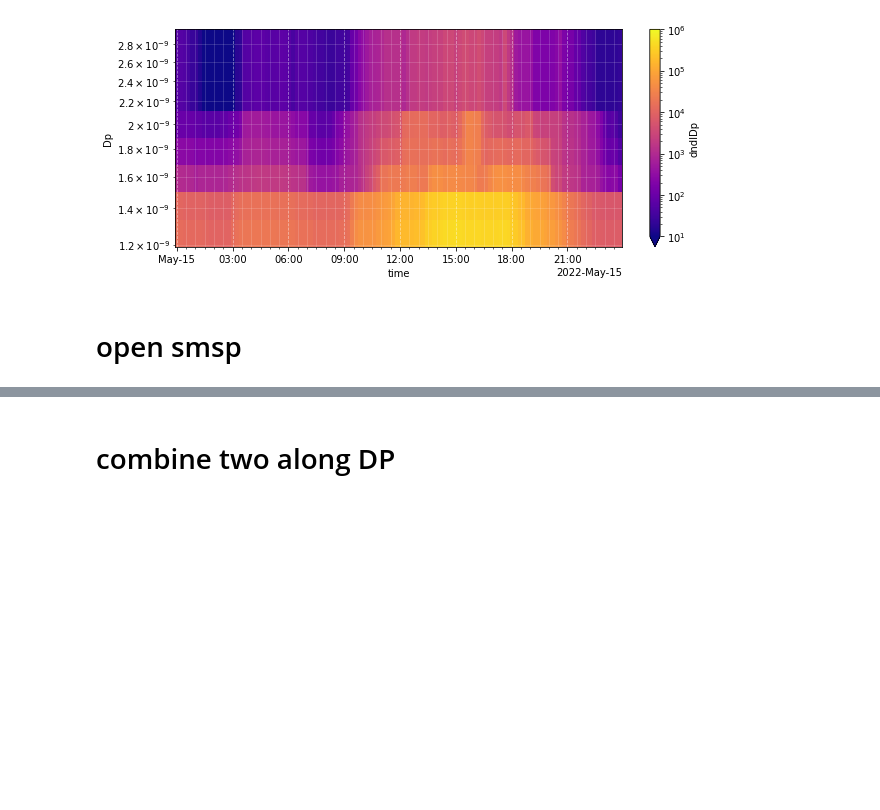
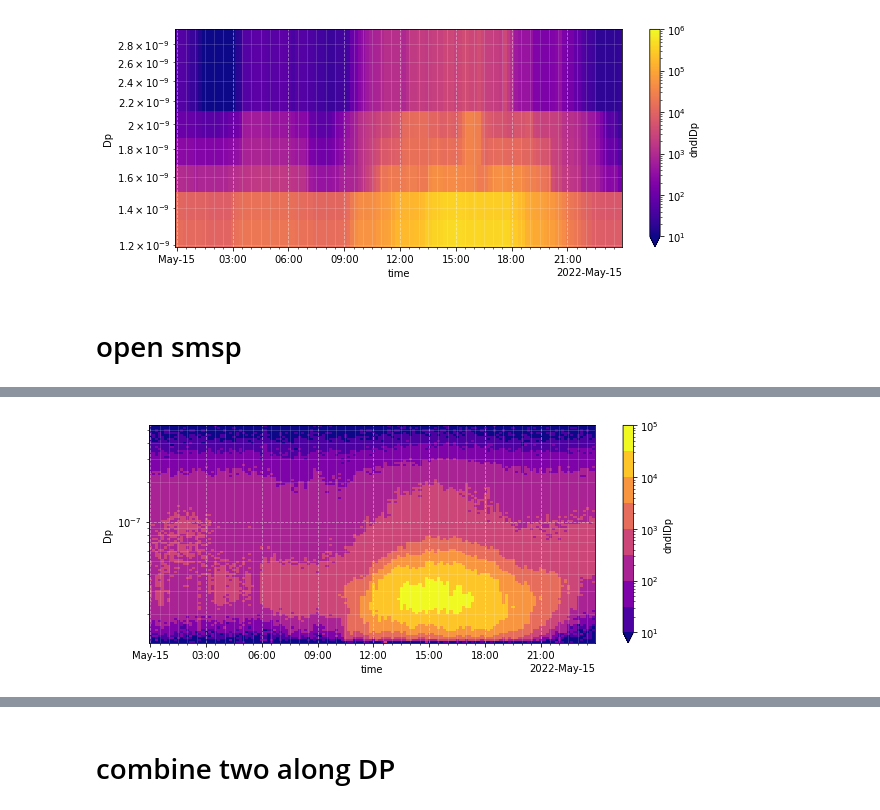
Before and after one commit to daliagachc/bnn-tools-repo, a Jupyter notebook: nbs/z020_cs_condensation_sink.ipynb, the cells around one changed output, grey strips where cells are left out. Drawn from its saved outputs; the diff is of its cells as text; code cells hidden in the pictures; blank space fills up the shorter version.

```diff
--- a/nbs/z020_cs_condensation_sink.ipynb
+++ b/nbs/z020_cs_condensation_sink.ipynb
@@ -168,0 +171,4 @@ ds_s.bnn.plot_psd()
+# %%
+ds_s.resample({'time':'10.01T'}).median().bnn.plot_psd(vmax=1e5,levels=9)
+# %% [output]
+[figure, added]
```
Also changed, not shown: parts of 9 cells of this notebook, 5 other files.
